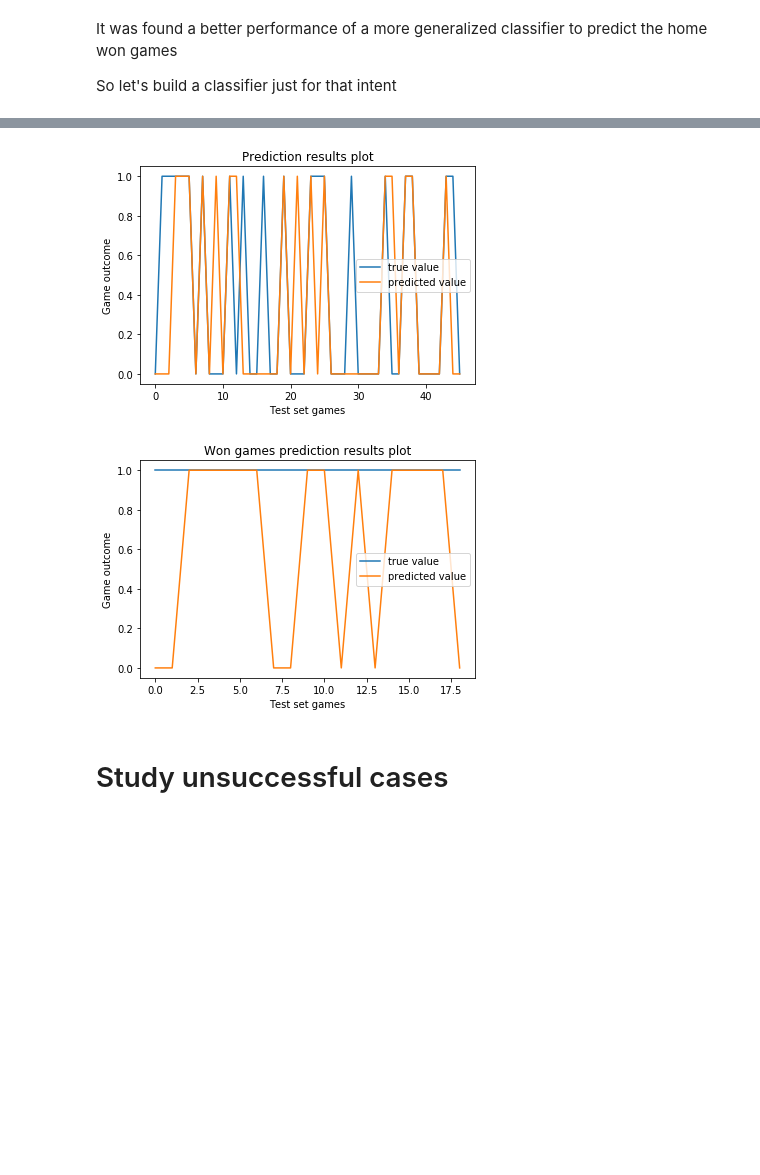
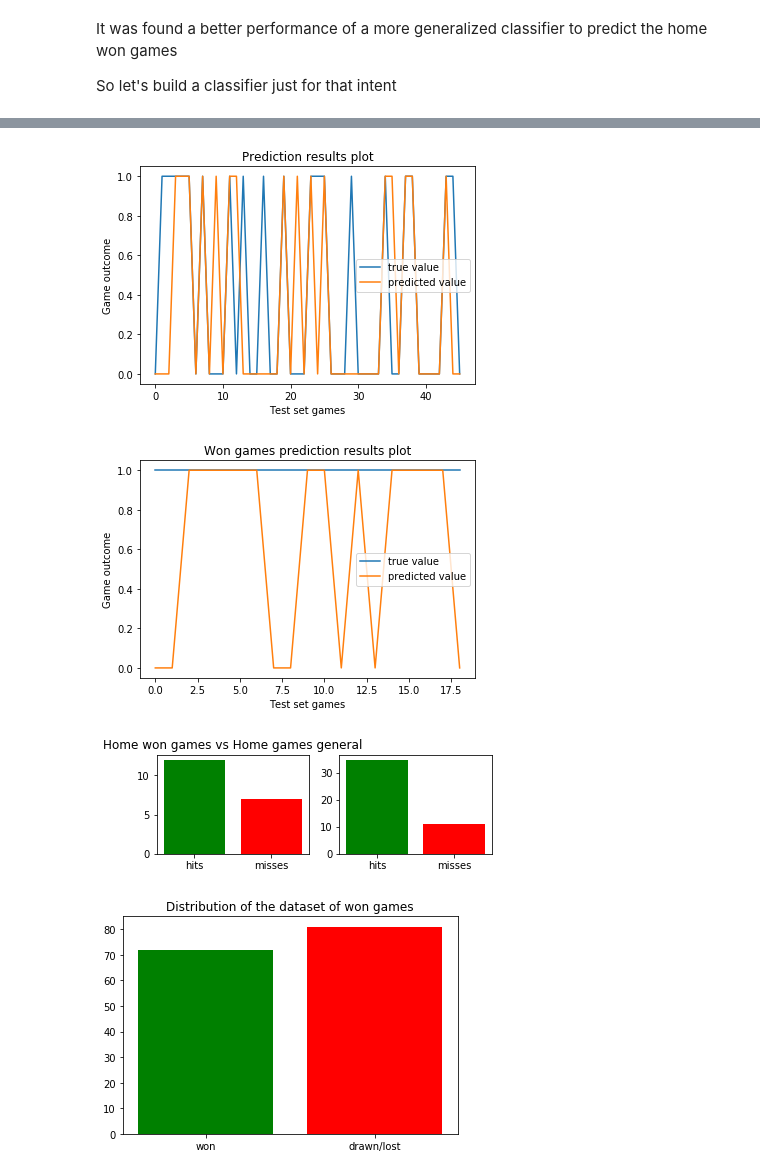
Before and after one commit to DCalhas/football_prediction_model, a Jupyter notebook: clustering_and_svm.ipynb, the cells around one changed output, grey strips where cells are left out. Saved outputs shown, nothing was run; the diff lists cells and outputs as text; code cells hidden in the pictures; blank space fills up the shorter version.

```diff
--- a/processing.ipynb
+++ b/clustering_and_svm.ipynb
@@ -565,6 +564,7 @@ print("Accuracy score: ", accuracy_score(y_test, y_test_pred))
 print("Precision score: ", precision_score(y_test, y_test_pred, average='macro'))
 print("Recall score: ", recall_score(y_test, y_test_pred, average='macro'))
 
+
 plt.figure()
 plt.plot(y_test, label='true value')
 plt.plot(y_test_pred, label='predicted value')
@@ -573,6 +573,7 @@ plt.xlabel('Test set games')
 plt.ylabel('Game outcome')
 plt.title('Prediction results plot')
 plt.show()
+
 
 
 test_winner_games = []
@@ -585,32 +586,74 @@ for i in range(len(y_test)):
 plt.figure()
 plt.plot(test_winner_games, label='true value')
 plt.plot(test_winner_pred_games, label='predicted value')
 plt.legend()
 plt.xlabel('Test set games')
 plt.ylabel('Game outcome')
 plt.title('Won games prediction results plot')
 plt.show()
+
+
+
+hits = [0, 0]
+colors = ['g', 'r']
+for i in range(len(y_test)):
+    if(y_test[i] == y_test_pred[i]):
+        hits[0] += 1
+    else:
+        hits[1] += 1
+
+hits_won_games = [0, 0]
+colors = ['g', 'r']
+for i in range(len(test_winner_games)):
+    if(test_winner_games[i] == test_winner_pred_games[i]):
+        hits_won_games[0] += 1
+    else:
+        hits_won_games[1] += 1
+
+plt.figure()
+ax = plt.subplot(222)
+ax.bar(['hits', 'misses'], hits, color=colors)
+ax = plt.subplot(221)
+ax.bar(['hits', 'misses'], hits_won_games, color=colors)
+plt.title('Home won games vs Home games general')
+plt.show()
+
+
+
+#Plot the percentage of won games won and see if our classifier is better than basic probability induction
+
+home_won = [0, 0]
+for g in games:
+    if(g[2] > g[3]):
+        home_won[0] += 1
+    else:
+        home_won[1] += 1
+
+plt.figure()
+plt.bar(['won', 'drawn/lost'], home_won, color=colors)
+plt.title('Distribution of the dataset of won games')
+plt.show()
 # %% [output]
 Train set prediction metrics
 
 
 
 Mean absolute error:  0.21495327102803738
 Accuracy score:  0.7850467289719626
 Precision score:  0.7851398601398601
 Recall score:  0.7849406009783368
 
 
 
 Test set prediction metrics
 
 
 
 Mean absolute error:  0.2391304347826087
 Accuracy score:  0.7608695652173914
 Precision score:  0.7583333333333333
 Recall score:  0.7417153996101364
 [figure]
 [figure]
+[figure, added]
+[figure, added]
-# %% [markdown]
-# Study unsuccessful cases
```
Also changed, not shown: parts of 5 cells of this notebook.
